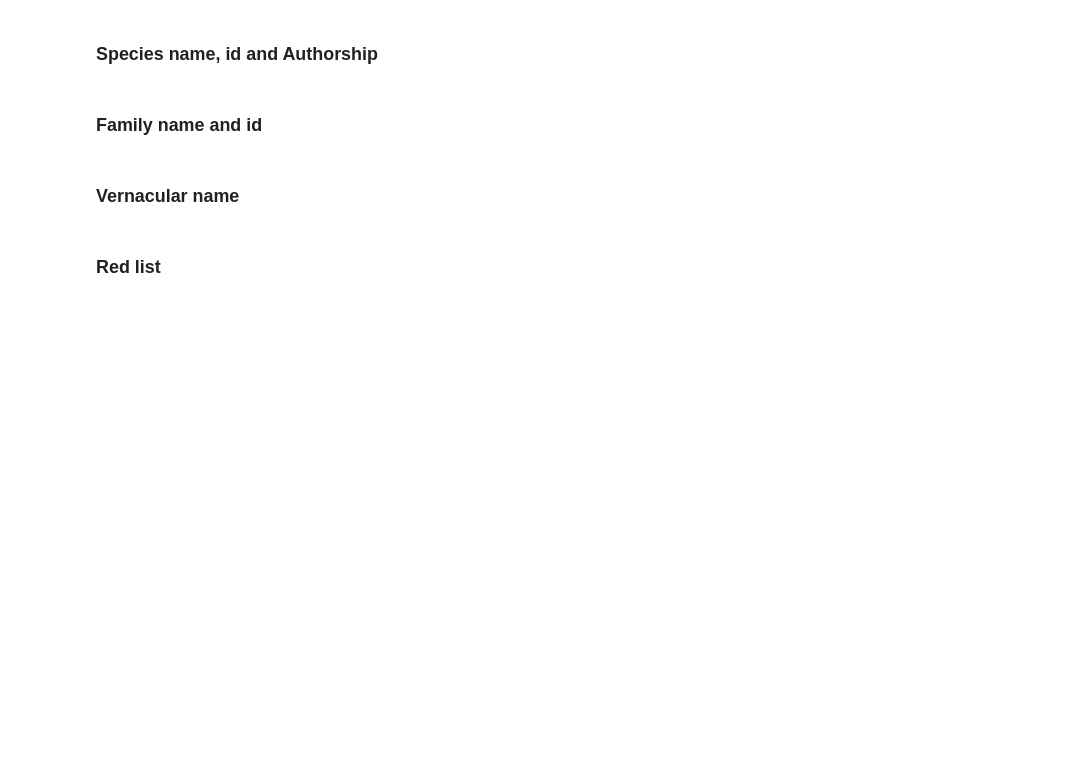
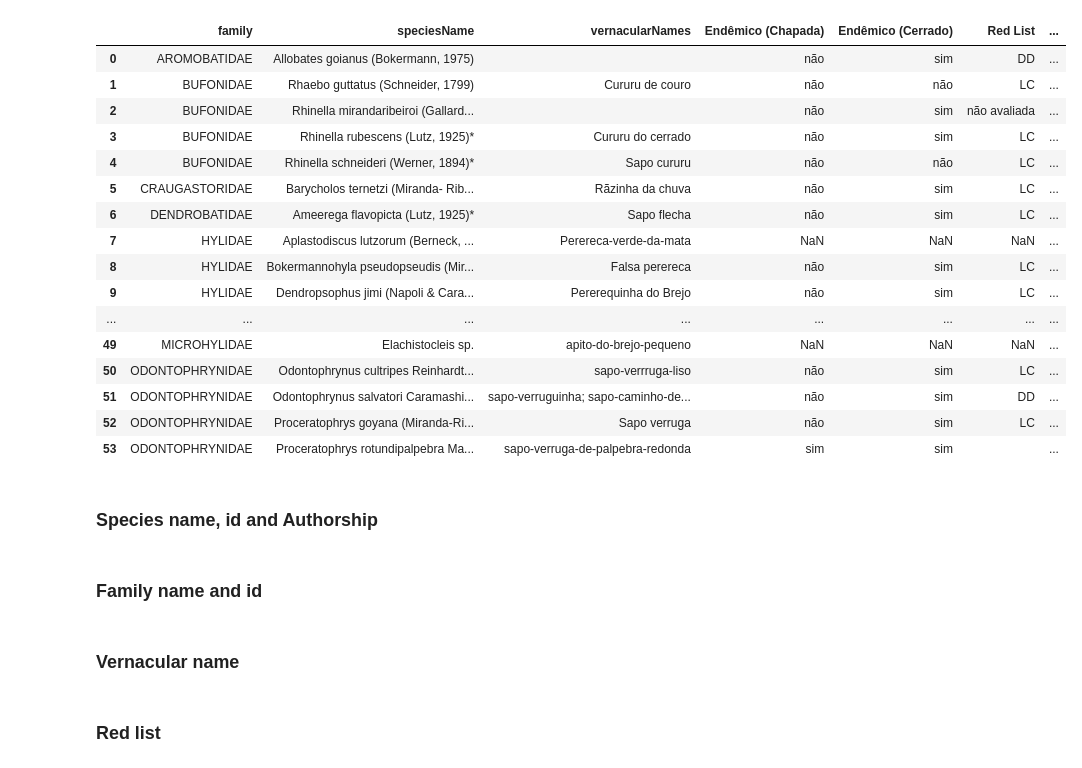
Before and after one commit to pedrosiracusa/guia_anuros_chapada, a Jupyter notebook: build_species_dset/Cleaning data.ipynb, the cells around one changed output. Drawn from its saved outputs; the diff is of its cells as text; code cells hidden in the pictures; blank space fills up the shorter version.

```diff
--- a/build_species_dset/Cleaning data.ipynb
+++ b/build_species_dset/Cleaning data.ipynb
@@ -23,6 +27,26 @@ df.rename( {'Espécie': 'speciesName',
             'Nome Comum': 'vernacularNames'}, axis=1, inplace=True)
 # %%
 df.replace('^-$', '', inplace=True, regex=True)
+# %%
+df
+# %% [output]
+|  | family | speciesName | vernacularNames | Endêmico (Chapada) | Endêmico (Cerrado) | Red List | ... |
+| 0 | AROMOBATIDAE | Allobates goianus (Bokermann, 1975) |  | não | sim | DD | ... |
+| 1 | BUFONIDAE | Rhaebo guttatus (Schneider, 1799) | Cururu de couro | não | não | LC | ... |
+| 2 | BUFONIDAE | Rhinella mirandaribeiroi (Gallard... |  | não | sim | não avaliada | ... |
+| 3 | BUFONIDAE | Rhinella rubescens (Lutz, 1925)* | Cururu do cerrado | não | sim | LC | ... |
+| 4 | BUFONIDAE | Rhinella schneideri (Werner, 1894)* | Sapo cururu | não | não | LC | ... |
+| 5 | CRAUGASTORIDAE | Barycholos ternetzi (Miranda- Rib... | Rãzinha da chuva | não | sim | LC | ... |
+| 6 | DENDROBATIDAE | Ameerega flavopicta (Lutz, 1925)* | Sapo flecha | não | sim | LC | ... |
+| 7 | HYLIDAE | Aplastodiscus lutzorum (Berneck, ... | Perereca-verde-da-mata | NaN | NaN | NaN | ... |
+| 8 | HYLIDAE | Bokermannohyla pseudopseudis (Mir... | Falsa perereca | não | sim | LC | ... |
+| 9 | HYLIDAE | Dendropsophus jimi (Napoli & Cara... | Pererequinha do Brejo | não | sim | LC | ... |
+| ... | ... | ... | ... | ... | ... | ... | ... |
+| 49 | MICROHYLIDAE | Elachistocleis sp. | apito-do-brejo-pequeno | NaN | NaN | NaN | ... |
+| 50 | ODONTOPHRYNIDAE | Odontophrynus cultripes Reinhardt... | sapo-verrruga-liso | não | sim | LC | ... |
+| 51 | ODONTOPHRYNIDAE | Odontophrynus salvatori Caramashi... | sapo-verruguinha; sapo-caminho-de... | não | sim | DD | ... |
+| 52 | ODONTOPHRYNIDAE | Proceratophrys goyana (Miranda-Ri... | Sapo verruga | não | sim | LC | ... |
+| 53 | ODONTOPHRYNIDAE | Proceratophrys rotundipalpebra Ma... | sapo-verruga-de-palpebra-redonda | sim | sim |  | ... |
 # %% [markdown]
 ### Species name, id and Authorship
 # %%
```
Also changed, not shown: parts of 6 cells of this notebook.
